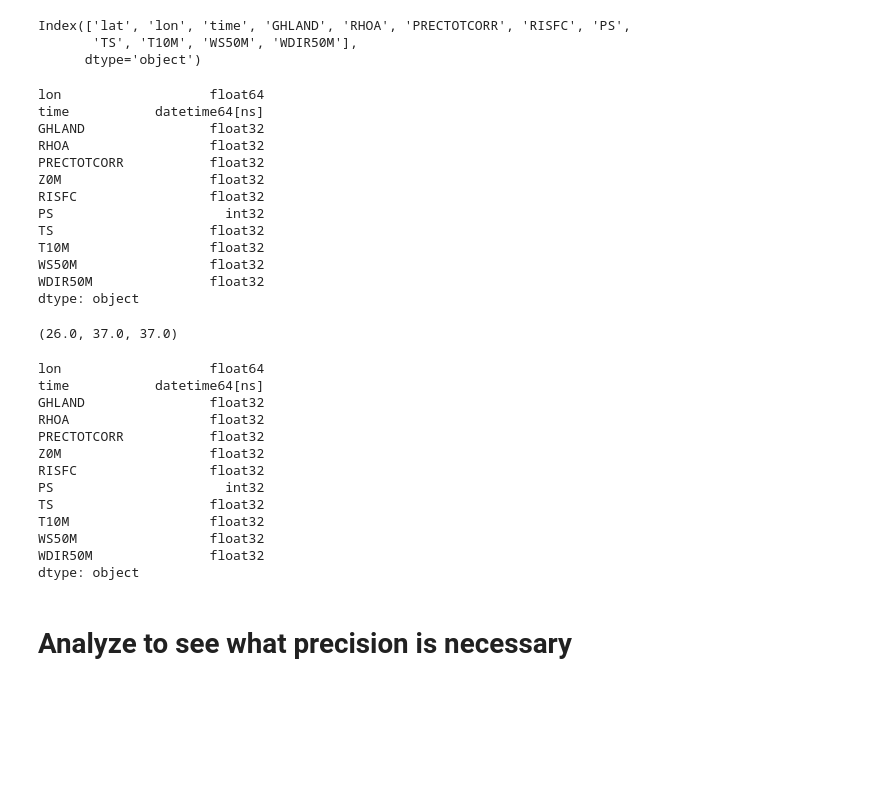
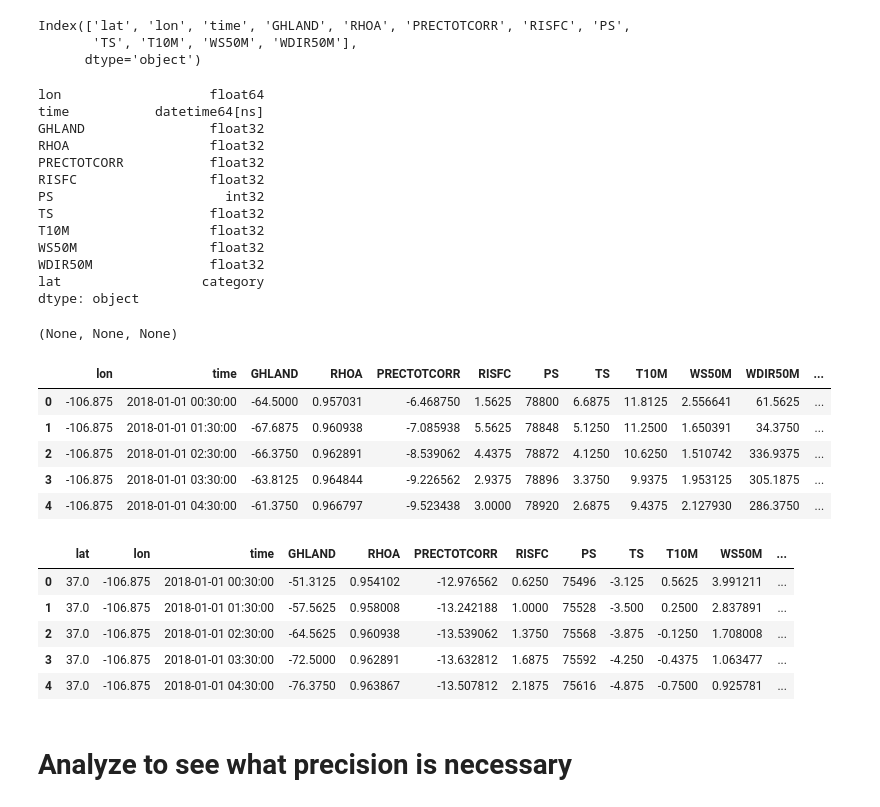
Before and after one commit to TrentonBush/merra2_subsetter, a Jupyter notebook: data/merge and rechunk.ipynb, the cells around one changed output. Cells and saved outputs as stored; diff of their text form; code cells hidden in the pictures; blank space fills up the shorter version.

```diff
--- a/data/merge and rechunk.ipynb
+++ b/data/merge and rechunk.ipynb
@@ -208,7 +232,7 @@ dsk.repartition(divisions=[0, 8760*2, 8760*4 -1]).to_parquet(data_dir / 'parq/',
 # %%
 import dask
 # %%
-a = dask.dataframe.read_parquet(data_dir / 'parq/')
+a = dask.dataframe.read_parquet(data_dir / 'parq/', )
 a.dtypes
 # %% [output]
 lon                   float64
@@ -216,34 +240,36 @@ time           datetime64[ns]
 GHLAND                float32
 RHOA                  float32
 PRECTOTCORR           float32
-Z0M                   float32
 RISFC                 float32
 PS                      int32
 TS                    float32
 T10M                  float32
 WS50M                 float32
 WDIR50M               float32
+lat                  category
 dtype: object
 # %%
 a.divisions
 # %% [output]
-(26.0, 37.0, 37.0)
+(None, None, None)
 # %%
-a.dtypes
+a.head()
 # %% [output]
-lon                   float64
-time           datetime64[ns]
-GHLAND                float32
-RHOA                  float32
-PRECTOTCORR           float32
-Z0M                   float32
-RISFC                 float32
-PS                      int32
-TS                    float32
-T10M                  float32
-WS50M                 float32
-WDIR50M               float32
-dtype: object
+|  | lon | time | GHLAND | RHOA | PRECTOTCORR | RISFC | PS | TS | T10M | WS50M | WDIR50M | ... |
+| 0 | -106.875 | 2018-01-01 00:30:00 | -64.5000 | 0.957031 | -6.468750 | 1.5625 | 78800 | 6.6875 | 11.8125 | 2.556641 | 61.5625 | ... |
+| 1 | -106.875 | 2018-01-01 01:30:00 | -67.6875 | 0.960938 | -7.085938 | 5.5625 | 78848 | 5.1250 | 11.2500 | 1.650391 | 34.3750 | ... |
+| 2 | -106.875 | 2018-01-01 02:30:00 | -66.3750 | 0.962891 | -8.539062 | 4.4375 | 78872 | 4.1250 | 10.6250 | 1.510742 | 336.9375 | ... |
+| 3 | -106.875 | 2018-01-01 03:30:00 | -63.8125 | 0.964844 | -9.226562 | 2.9375 | 78896 | 3.3750 | 9.9375 | 1.953125 | 305.1875 | ... |
+| 4 | -106.875 | 2018-01-01 04:30:00 | -61.3750 | 0.966797 | -9.523438 | 3.0000 | 78920 | 2.6875 | 9.4375 | 2.127930 | 286.3750 | ... |
+# %%
+pd.read_parquet(data_dir / 'parq/part.1.parquet').head()
+# %% [output]
+|  | lat | lon | time | GHLAND | RHOA | PRECTOTCORR | RISFC | PS | TS | T10M | WS50M | ... |
+| 0 | 37.0 | -106.875 | 2018-01-01 00:30:00 | -51.3125 | 0.954102 | -12.976562 | 0.6250 | 75496 | -3.125 | 0.5625 | 3.991211 | ... |
+| 1 | 37.0 | -106.875 | 2018-01-01 01:30:00 | -57.5625 | 0.958008 | -13.242188 | 1.0000 | 75528 | -3.500 | 0.2500 | 2.837891 | ... |
+| 2 | 37.0 | -106.875 | 2018-01-01 02:30:00 | -64.5625 | 0.960938 | -13.539062 | 1.3750 | 75568 | -3.875 | -0.1250 | 1.708008 | ... |
+| 3 | 37.0 | -106.875 | 2018-01-01 03:30:00 | -72.5000 | 0.962891 | -13.632812 | 1.6875 | 75592 | -4.250 | -0.4375 | 1.063477 | ... |
+| 4 | 37.0 | -106.875 | 2018-01-01 04:30:00 | -76.3750 | 0.963867 | -13.507812 | 2.1875 | 75616 | -4.875 | -0.7500 | 0.925781 | ... |
 # %% [markdown]
 # Analyze to see what precision is necessary
 # %%
```
Also changed, not shown: parts of 6 cells of this notebook.
